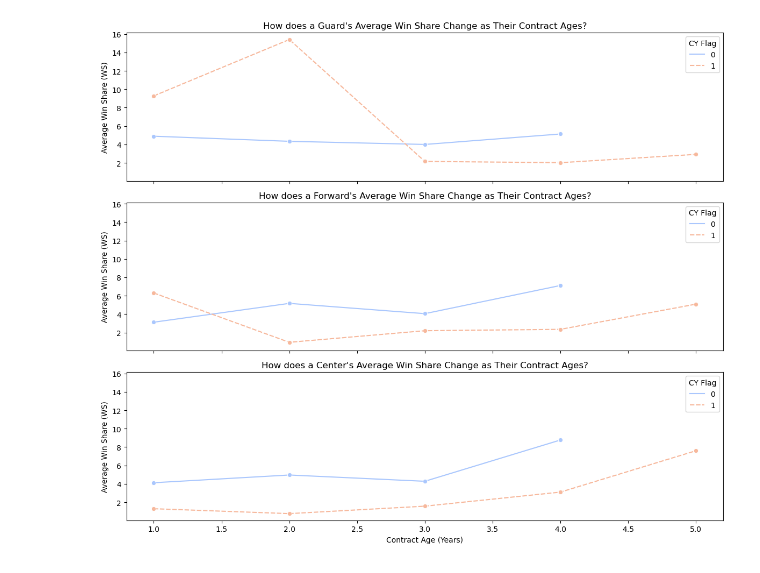
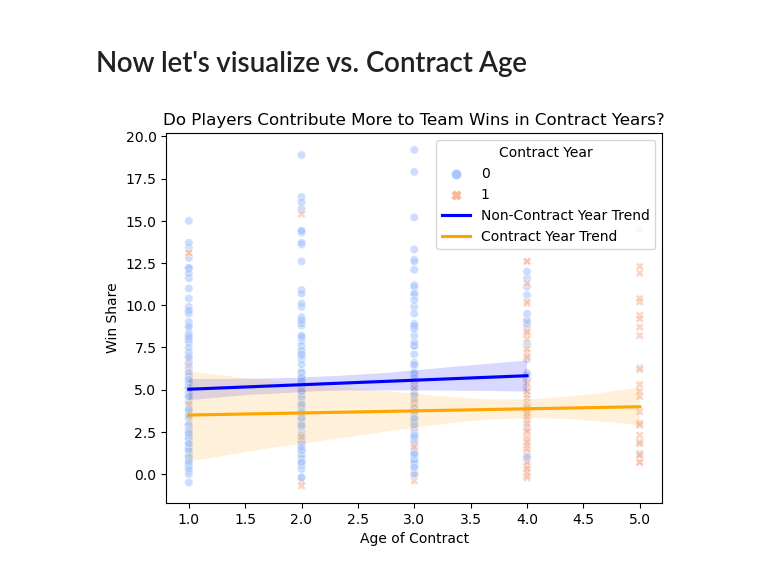
Before and after one commit to sidmoor/593MilestoneProject, a Jupyter notebook: ContractAgeVisuals.ipynb, the cells around one changed output. Saved outputs shown, nothing was run; the diff lists cells and outputs as text; code cells hidden in the pictures.

```diff
--- a/ContractAgeVisuals.ipynb
+++ b/ContractAgeVisuals.ipynb
@@ -132,30 +102,0 @@ plt.show()
-# %%
-position_map = {
-    "PG": "Guard",
-    "SG": "Guard",
-    "SF": "Forward",
-    "PF": "Forward",
-    "C": "Center"
-}
-position_groups = ["Guard", "Forward", "Center"]
-
-# Create new position group column
-filtered_merged_df["Position Group"] = filtered_merged_df["Pos"].map(position_map)
-
-
-fig, axes = plt.subplots(3, 1, figsize=(12, 10), sharex=True, sharey=True)
-
-for i, position in enumerate(position_groups):
-    sns.lineplot(data=filtered_merged_df[filtered_merged_df["Position Group"] == position]
-                 .groupby(["Contract Age", "CY Flag"]).mean(numeric_only=True).reset_index(),
-                 x="Contract Age", y="WS", hue="CY Flag", style="CY Flag", marker="o", palette="coolwarm", ax=axes[i])
-
-    axes[i].set_title(f"How does a {position}'s Average Win Share Change as Their Contract Ages?")
-    axes[i].set_xlabel("Contract Age (Years)")
-    axes[i].set_ylabel("Average Win Share (WS)")
-    axes[i].legend(title="CY Flag")
-
-plt.tight_layout()
-plt.show()
-# %% [output]
-[figure, removed]
@@ -161,0 +106,18 @@ plt.show()
+# %% [markdown]
+# Now let's visualize vs. Contract Age
+# %%
+# plt.figure(figsize=(8, 6))
+
+sns.scatterplot(data=filtered_merged_df, x="Contract Age", y="WS", hue="CY Flag", style="CY Flag", palette="coolwarm", alpha=0.6)
+
+# Regression trend lines
+sns.regplot(data=filtered_merged_df[filtered_merged_df["CY Flag"] == 0], x="Contract Age", y="WS", scatter=False, color="blue", label="Non-Contract Year Trend")
+sns.regplot(data=filtered_merged_df[filtered_merged_df["CY Flag"] == 1], x="Contract Age", y="WS", scatter=False, color="orange", label="Contract Year Trend")
+
+plt.xlabel("Age of Contract")
+plt.ylabel("Win Share")
+plt.title("Do Players Contribute More to Team Wins in Contract Years?")
+plt.legend(title="Contract Year")
+plt.show()
+# %% [output]
+[figure, added]
```
Also changed, not shown: parts of 16 cells of this notebook, 25 other files.
